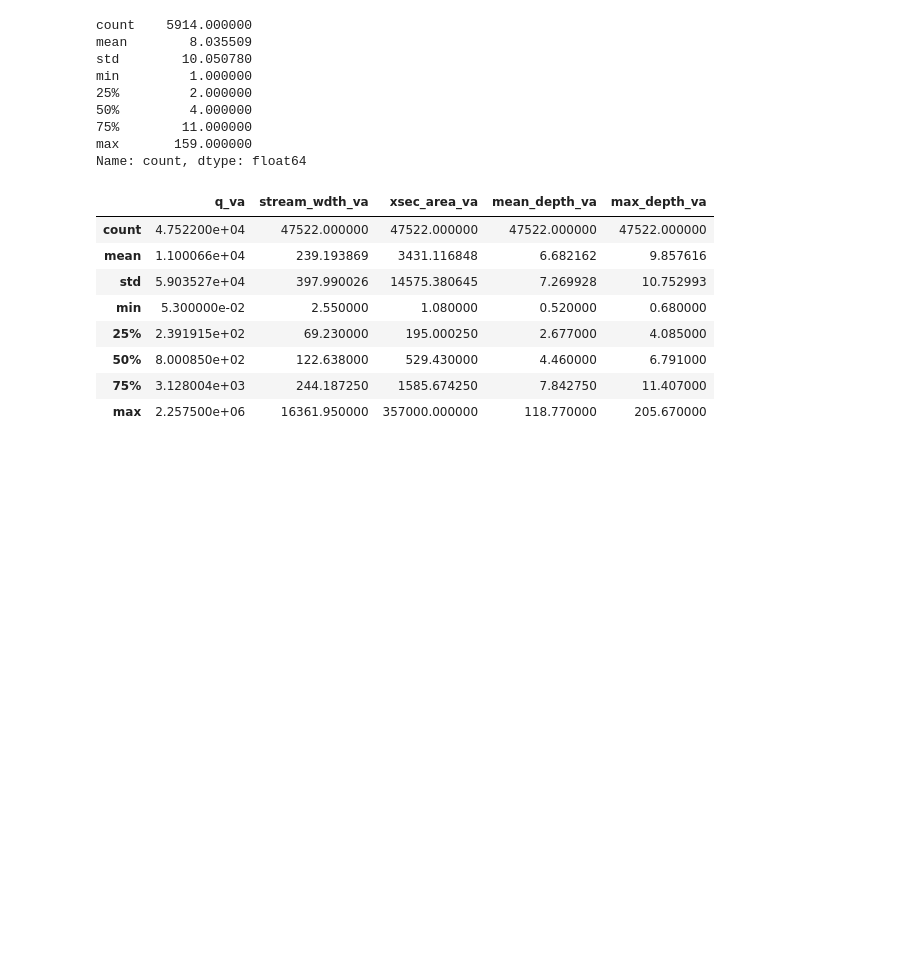
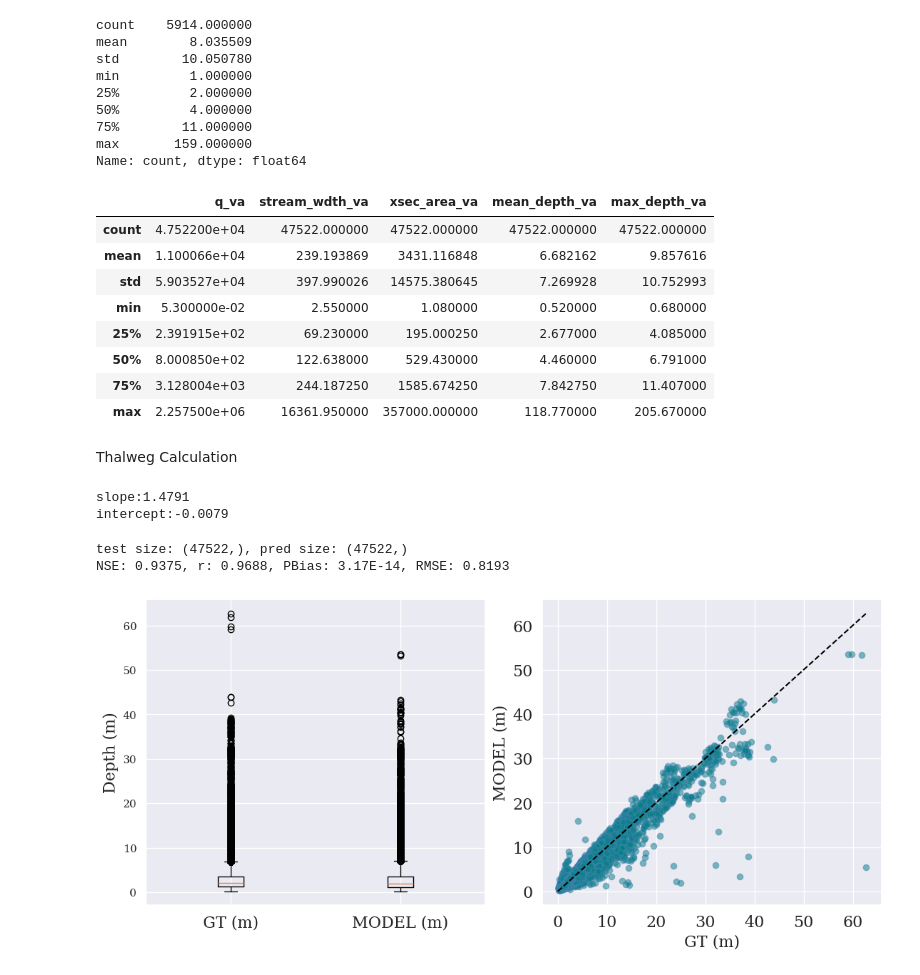
Before and after one commit to smhassanerfani/ifmha, a Jupyter notebook: hydroswot_subset_analysis.ipynb, the cells around one changed output. Cells and saved outputs as stored; diff of their text form; code cells hidden in the pictures; blank space fills up the shorter version.

Commit message:
feat(hydroswot): add line of organic correlation (LOC) regression to estimate maximum depth

```diff
--- a/hydroswot_subset_analysis.ipynb
+++ b/hydroswot_subset_analysis.ipynb
@@ -66,3 +71,24 @@ hydro_pos_q.describe()
 | 50% | 8.000850e+02 | 122.638000 | 529.430000 | 4.460000 | 6.791000 |
 | 75% | 3.128004e+03 | 244.187250 | 1585.674250 | 7.842750 | 11.407000 |
 | max | 2.257500e+06 | 16361.950000 | 357000.000000 | 118.770000 | 205.670000 |
+# %% [markdown]
+Thalweg Calculation
+# %%
+# Convert the variable units into SI
+x = (hydro_pos_q['mean_depth_va']*0.3048).to_numpy()
+y = (hydro_pos_q['max_depth_va']*0.3048).to_numpy()
+
+# Estimate the model parameters
+print(f'slope:{np.std(y) / np.std(x):.4f}')
+print(f'intercept:{np.mean(y) - (np.std(y) / np.std(x)) * np.mean(x):.4f}')
+# %% [output]
+slope:1.4791
+intercept:-0.0079
+# %%
+# Calculate model outputs and plot agains GTs
+y_pred = (np.std(y) / np.std(x) * x) + (np.mean(y) - (np.std(y) / np.std(x)) * np.mean(x))
+scatter_plot(y, y_pred, model_name='depth-max')
+# %% [output]
+test size: (47522,), pred size: (47522,)
+NSE: 0.9375, r: 0.9688, PBias: 3.17E-14, RMSE: 0.8193
+[figure, added]
```
Also changed, not shown: parts of 1 cell of this notebook.
